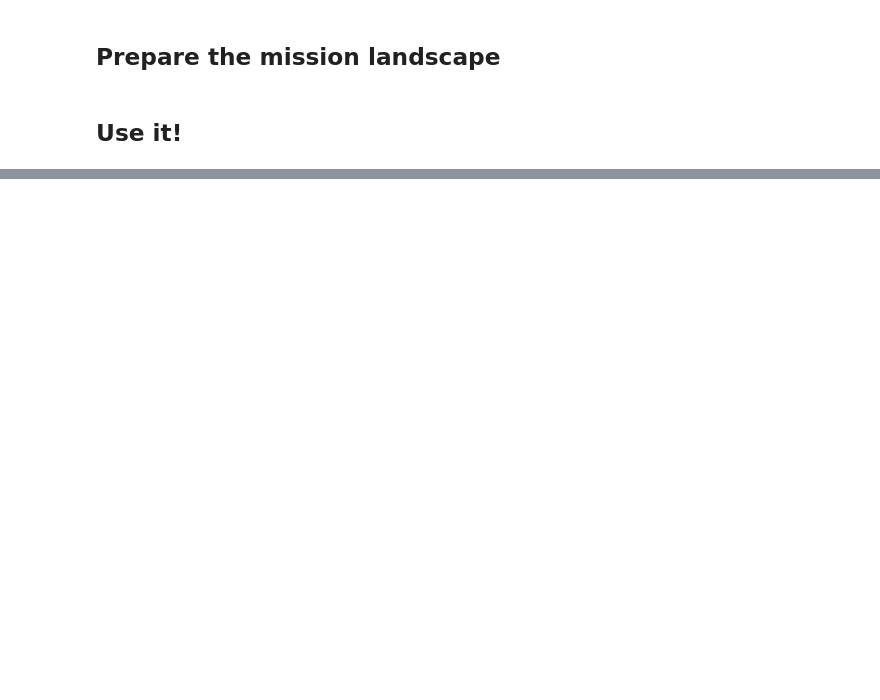
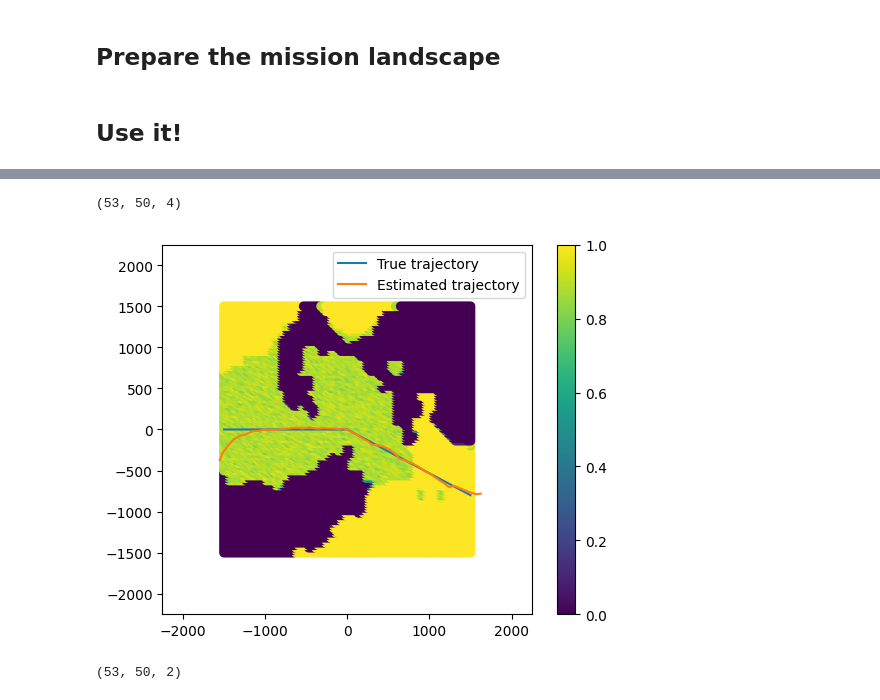
Before and after one commit to HRI-EU/ProMis, a Jupyter notebook: examples/promis-ships.ipynb, the cells around one changed output, grey strips where cells are left out. Cells and saved outputs as stored; diff of their text form; code cells hidden in the pictures; blank space fills up the shorter version.

```diff
--- a/examples/promis-ships.ipynb
+++ b/examples/promis-ships.ipynb
@@ -107,0 +314,28 @@ plt.clf()
+# %%
+trace_all_particles.shape
+# %% [output]
+(53, 50, 4)
+# %%
+landscape.scatter()
+plot_trajectories(ground_truth, label="True trajectory")
+plot_trajectories(trace_state[:, :2], label="Estimated trajectory")
+
+# show_n_particles = 10
+# plot_trajectories(trace_all_particles[:, :show_n_particles, :2].swapaxes(1, 0), label=None)
+
+scale = 1.5
+plt.gca().set_xlim(-width / 2 * scale, width / 2 * scale)
+plt.gca().set_ylim(-height / 2 * scale, height / 2 * scale)
+
+plt.colorbar()
+plt.legend()
+pass
+# %% [output]
+[figure, added]
+# %%
+coordinates = trace_all_particles[:, :, :2]
+
+# Shape is (time, particles, state)
+coordinates.shape
+# %% [output]
+(53, 50, 2)
```
Also changed, not shown: parts of 27 cells of this notebook, 4 other files.
